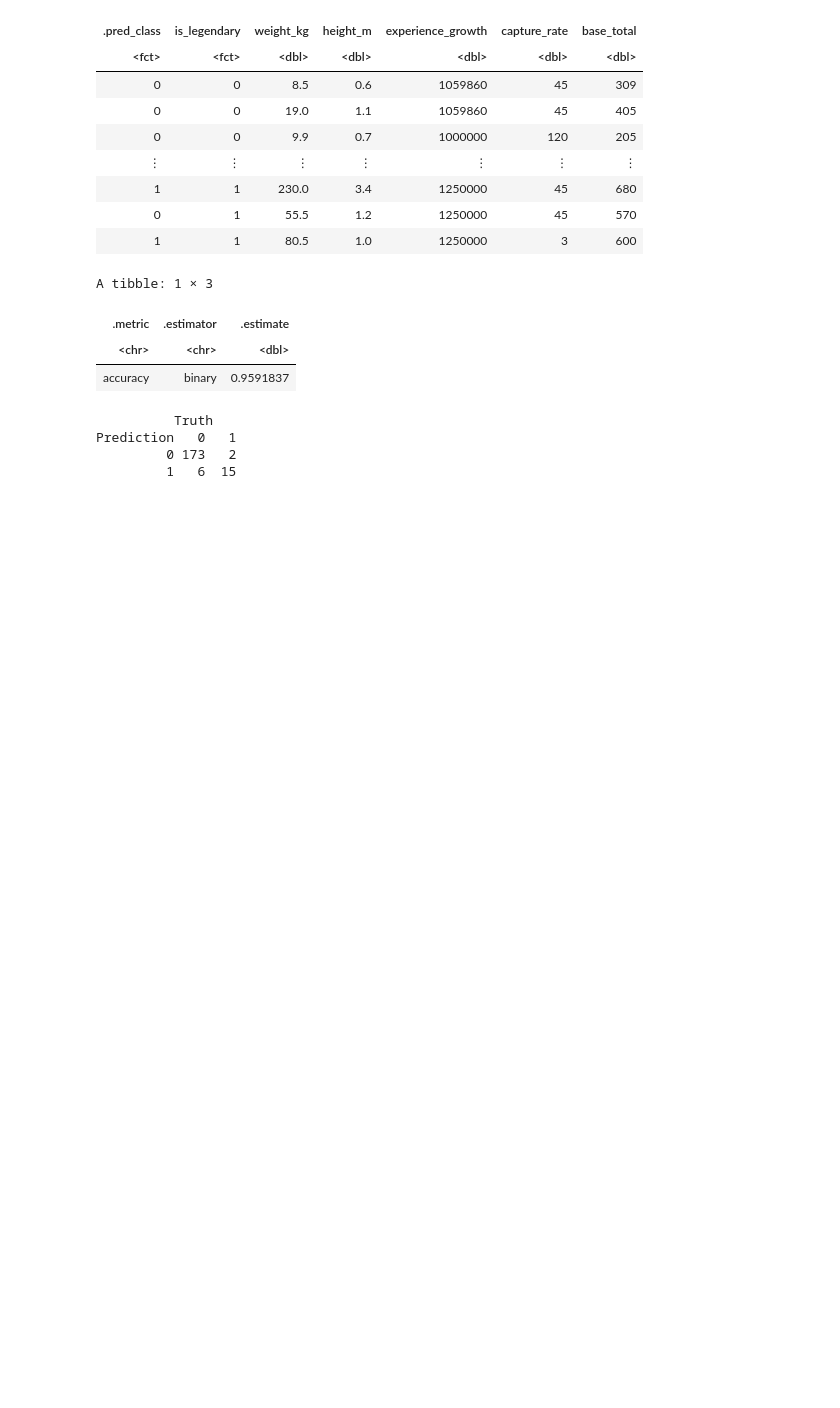
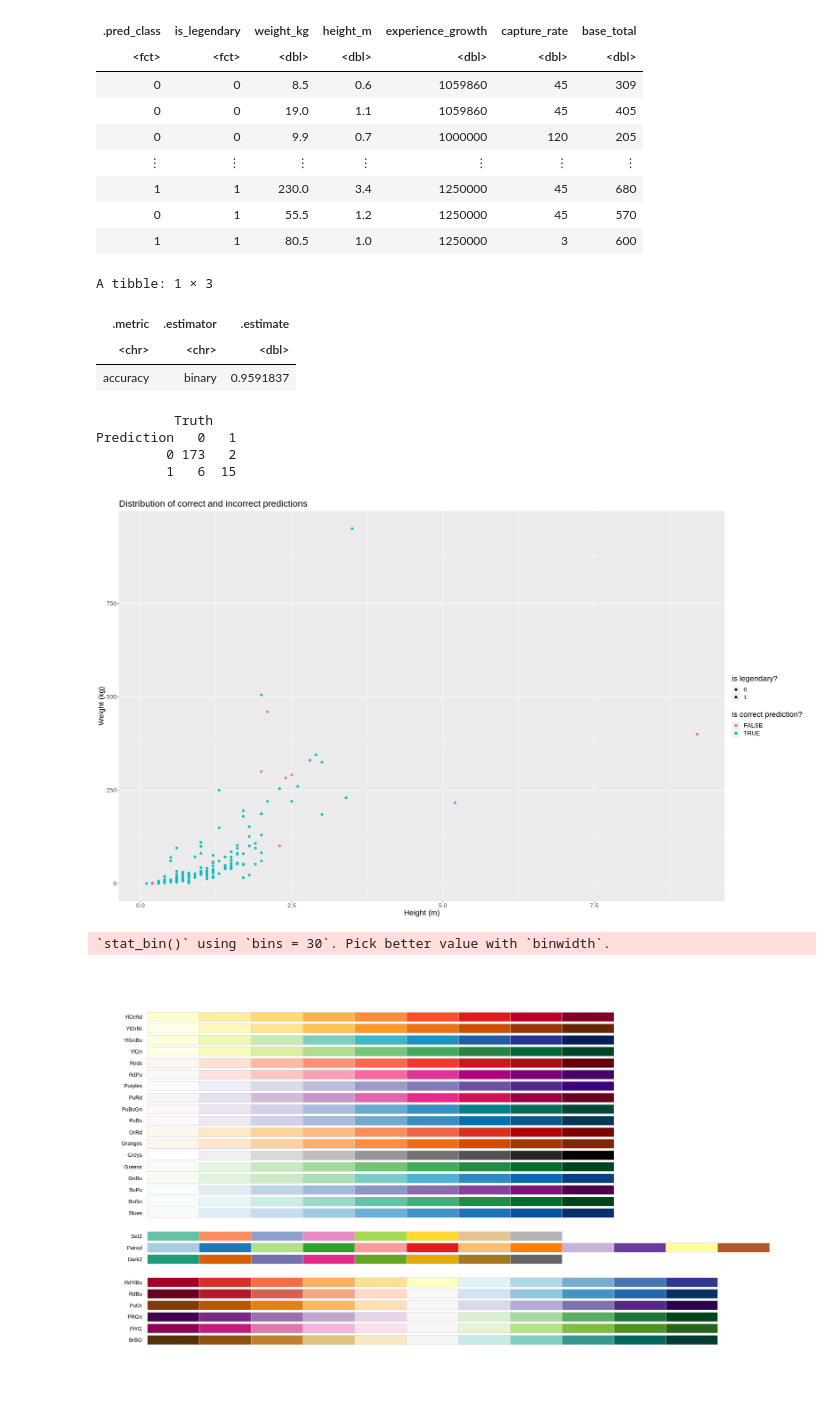
Before and after one commit to JerryMa0716/dsci-100-2023s1-group-17, a Jupyter notebook: report.ipynb, the cells around one changed output. Saved outputs shown, nothing was run; the diff lists cells and outputs as text; code cells hidden in the pictures; blank space fills up the shorter version.

Commit message:
added visualizations

```diff
--- a/report.ipynb
+++ b/report.ipynb
@@ -335,3 +335,35 @@ A tibble: 1 × 3
 Prediction   0   1
          0 173   2
          1   6  15
+# %%
+# visualizing which pokemon in testing set were predicted incorrectly
+
+pokemon_correct_predictions <- pokemon_predictions |>
+                                mutate(correct_prediction = (.pred_class == is_legendary))
+
+
+options(repr.plot.width = 22, repr.plot.height = 13)
+
+pokemon_correct_predictions_height_weight_plot <- ggplot(pokemon_correct_predictions, aes(x = height_m, y = weight_kg, shape = is_legendary, color = correct_prediction)) +
+                                        geom_point(size = 2.5) +
+                                        labs(x = "Height (m)", y = "Weight (kg)", shape = "is legendary?", color = "is correct prediction?") +
+                                        ggtitle("Distribution of correct and incorrect predictions") +
+                                        theme(text = element_text(size = 17))
+
+pokemon_correct_predictions_height_weight_plot
+
+library(RColorBrewer)
+display.brewer.all(colorblindFriendly = T)
+
+pokemon_correct_predictions_experience_growth_plot <- ggplot(pokemon_correct_predictions, aes(x = experience_growth, color = is_legendary, fill = correct_prediction)) +
+                                        geom_histogram() +
+                                        labs(x = "experience growth", color = "is legendary", fill = "is correct prediction?") +
+                                        ggtitle("Distribution of correct and incorrect predictions") +
+                                        theme(text = element_text(size = 17)) +
+                                        scale_fill_brewer(palette = "Greens")
+
+pokemon_correct_predictions_experience_growth_plot
+# %% [output]
+[figure, added]
+`stat_bin()` using `bins = 30`. Pick better value with `binwidth`.
+[figure, added]
```
Also changed, not shown: parts of 1 cell of this notebook.
